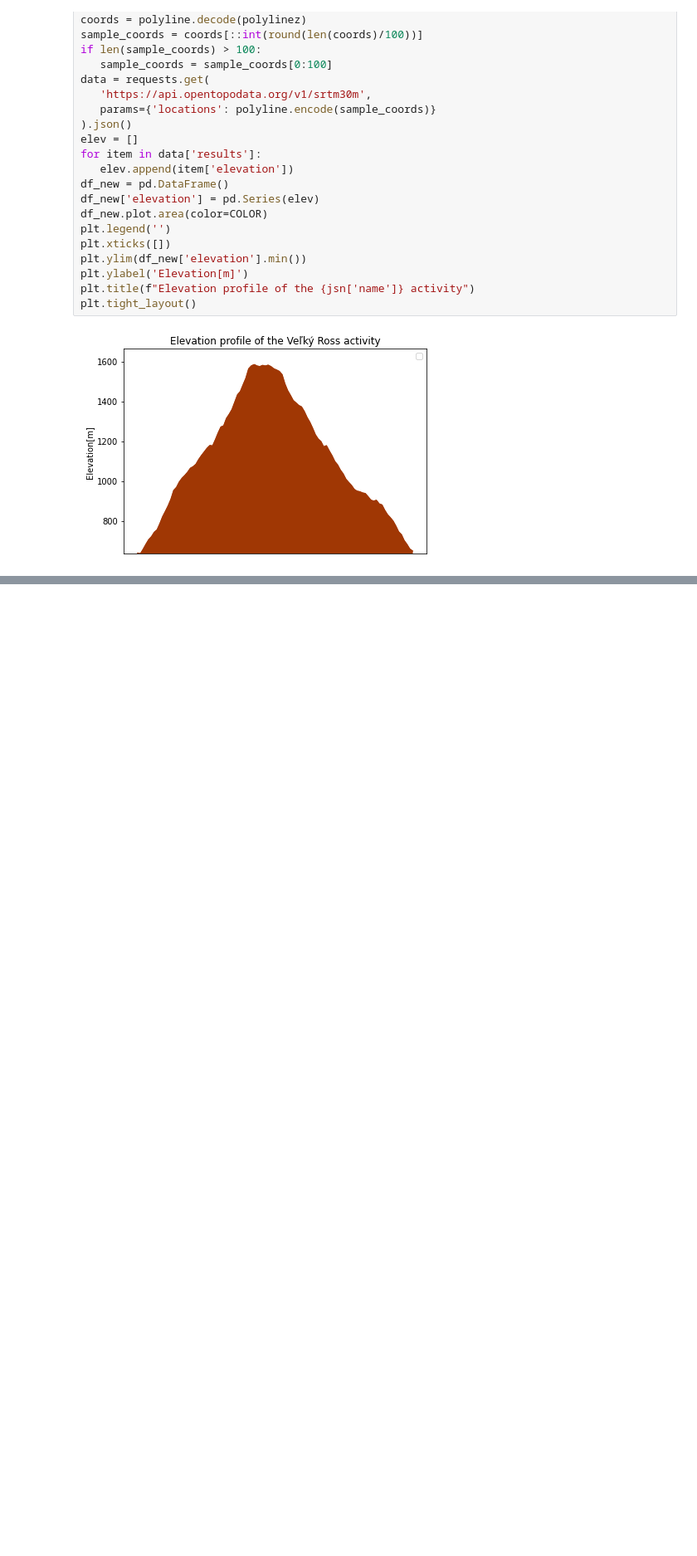
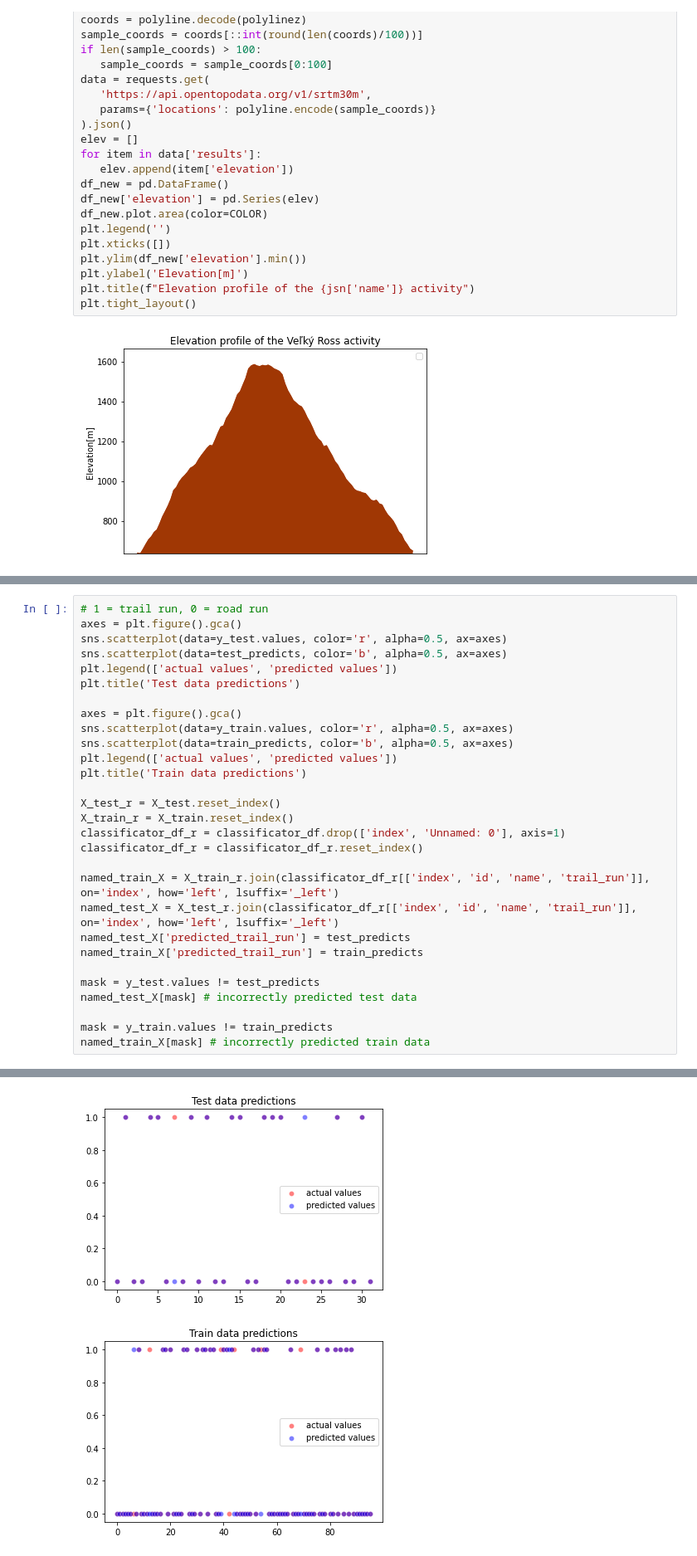
Before and after one commit to Radluy/Stravalytics, a Jupyter notebook: visualize.ipynb, the cells around one changed output, grey strips where cells are left out. Shown: that part at 83% size. Saved outputs shown, nothing was run; the diff lists cells and outputs as text; blank space fills up the shorter version.

Commit message:
classificator methods overview

```diff
--- a/visualize.ipynb
+++ b/visualize.ipynb
@@ -259,0 +302,30 @@ named_test_X[mask]
+# %%
+# 1 = trail run, 0 = road run
+axes = plt.figure().gca()
+sns.scatterplot(data=y_test.values, color='r', alpha=0.5, ax=axes)
+sns.scatterplot(data=test_predicts, color='b', alpha=0.5, ax=axes)
+plt.legend(['actual values', 'predicted values'])
+plt.title('Test data predictions')
+
+axes = plt.figure().gca()
+sns.scatterplot(data=y_train.values, color='r', alpha=0.5, ax=axes)
+sns.scatterplot(data=train_predicts, color='b', alpha=0.5, ax=axes)
+plt.legend(['actual values', 'predicted values'])
+plt.title('Train data predictions')
+
+X_test_r = X_test.reset_index()
+X_train_r = X_train.reset_index()
+classificator_df_r = classificator_df.drop(['index', 'Unnamed: 0'], axis=1)
+classificator_df_r = classificator_df_r.reset_index()
+
+named_train_X = X_train_r.join(classificator_df_r[['index', 'id', 'name', 'trail_run']], on='index', how='left', lsuffix='_left')
+named_test_X = X_test_r.join(classificator_df_r[['index', 'id', 'name', 'trail_run']], on='index', how='left', lsuffix='_left')
+named_test_X['predicted_trail_run'] = test_predicts
+named_train_X['predicted_trail_run'] = train_predicts
+
+mask = y_test.values != test_predicts
+named_test_X[mask] # incorrectly predicted test data
+
+mask = y_train.values != train_predicts
+named_train_X[mask] # incorrectly predicted train data
+# %% [output]
@@ -259,0 +340,2 @@ named_test_X[mask]
+[figure, added]
+[figure, added]
```
Also changed, not shown: parts of 3 cells of this notebook.
